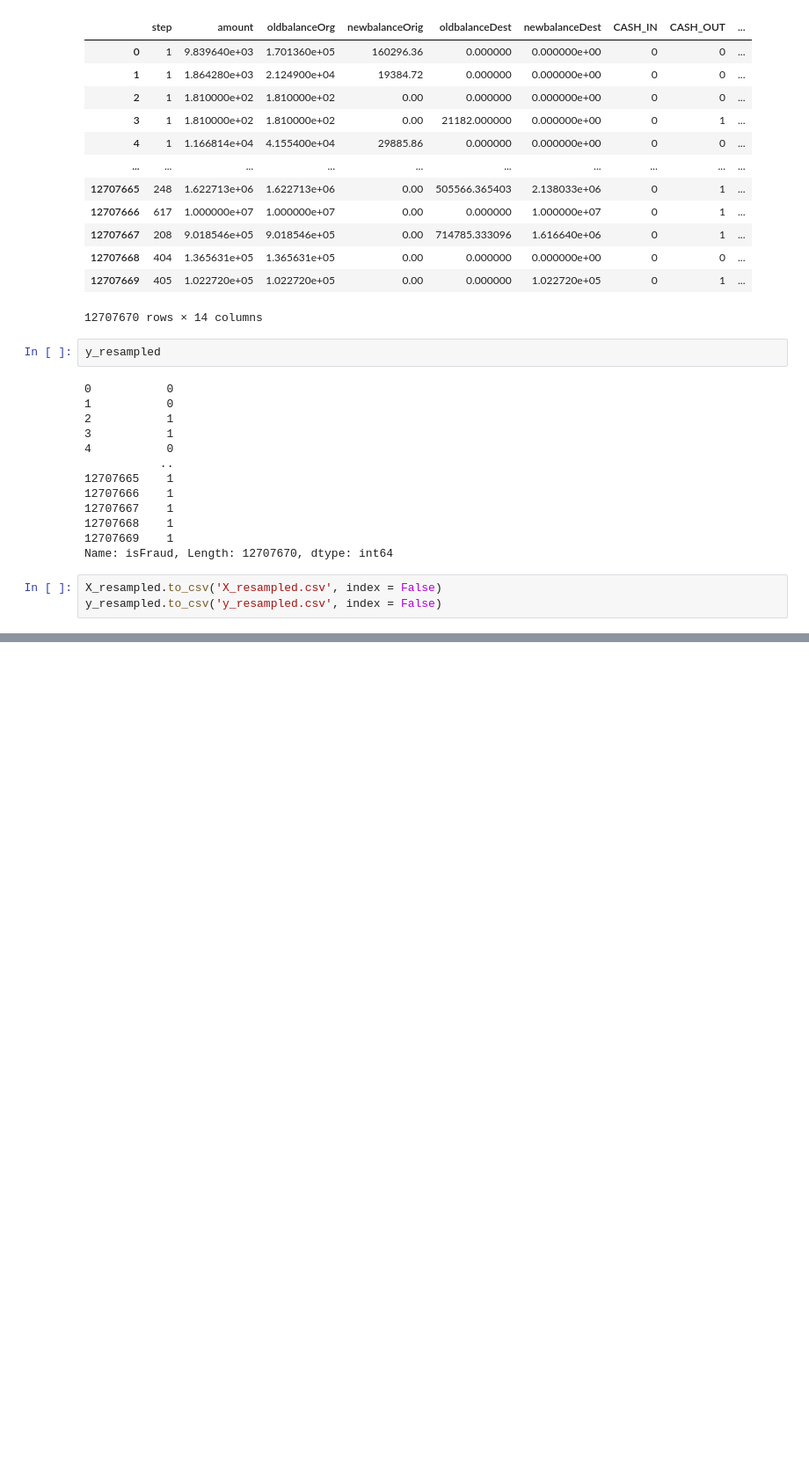
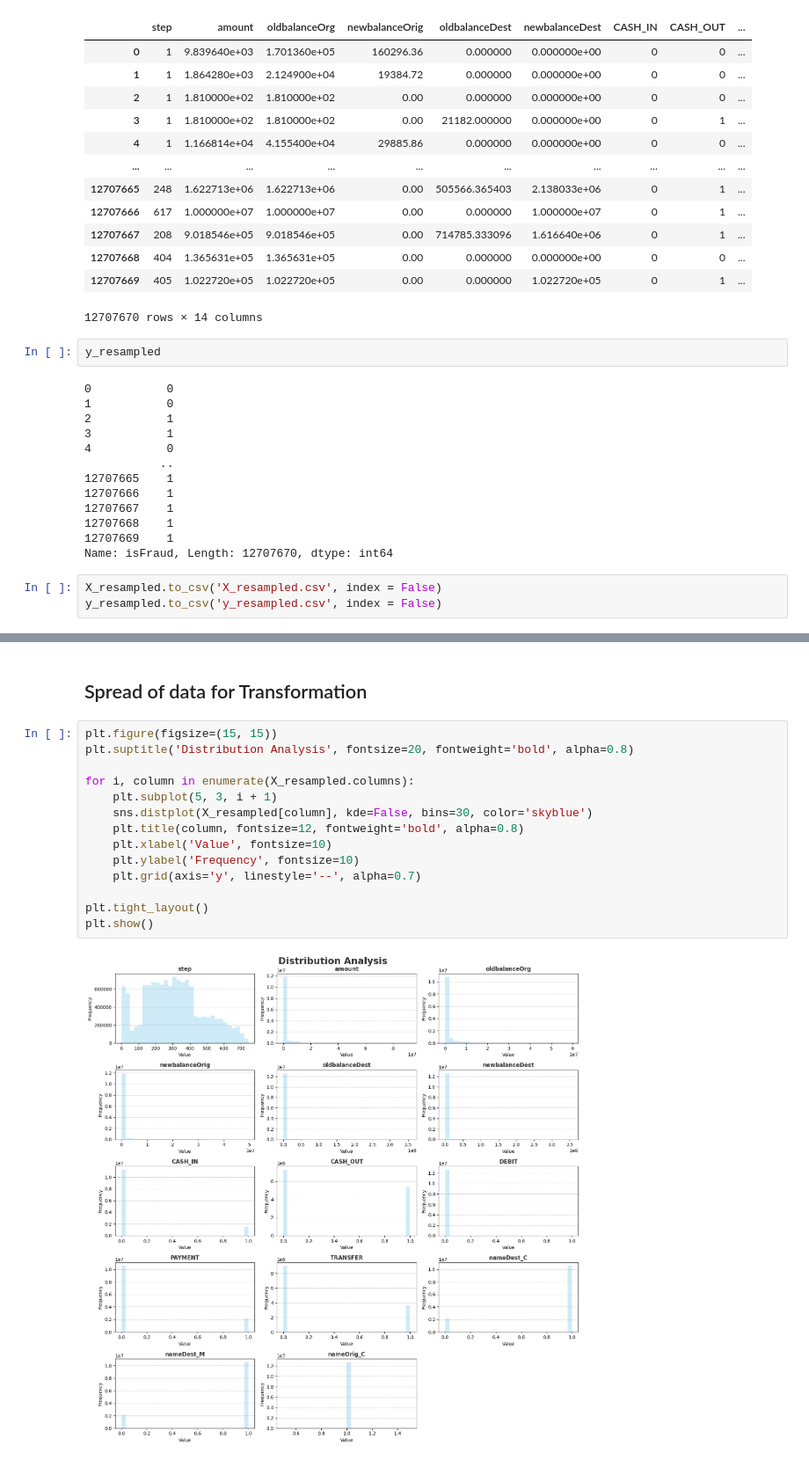
Before and after one commit to RajKulk16/Financial-Sentinel, a Jupyter notebook: main_work.ipynb, the cells around one changed output, grey strips where cells are left out. Shown at 88% size. Saved outputs shown, nothing was run; the diff lists cells and outputs as text; blank space fills up the shorter version.

```diff
--- a/main_work.ipynb
+++ b/main_work.ipynb
@@ -780,0 +762,18 @@ y_sampled
+# %% [markdown]
+## Spread of data for Transformation
+# %%
+plt.figure(figsize=(15, 15))
+plt.suptitle('Distribution Analysis', fontsize=20, fontweight='bold', alpha=0.8)
+
+for i, column in enumerate(X_resampled.columns):
+    plt.subplot(5, 3, i + 1)
+    sns.distplot(X_resampled[column], kde=False, bins=30, color='skyblue')
+    plt.title(column, fontsize=12, fontweight='bold', alpha=0.8)
+    plt.xlabel('Value', fontsize=10)
+    plt.ylabel('Frequency', fontsize=10)
+    plt.grid(axis='y', linestyle='--', alpha=0.7)
+
+plt.tight_layout()
+plt.show()
+# %% [output]
+[figure, added]
```
Also changed, not shown: parts of 38 cells of this notebook.
